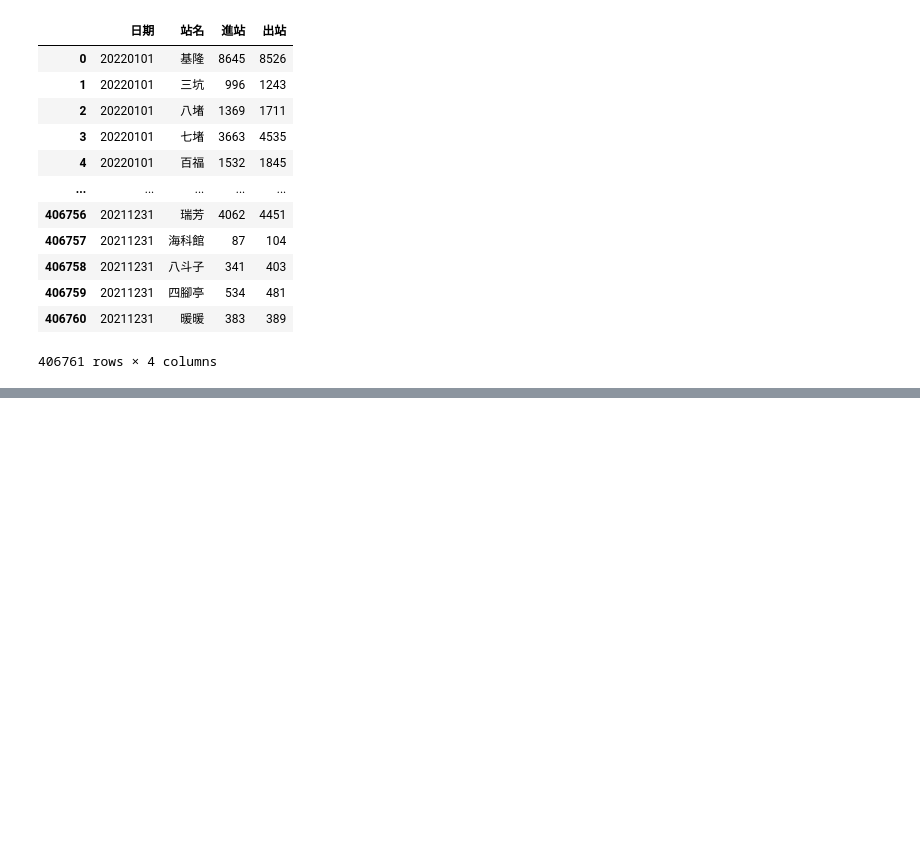
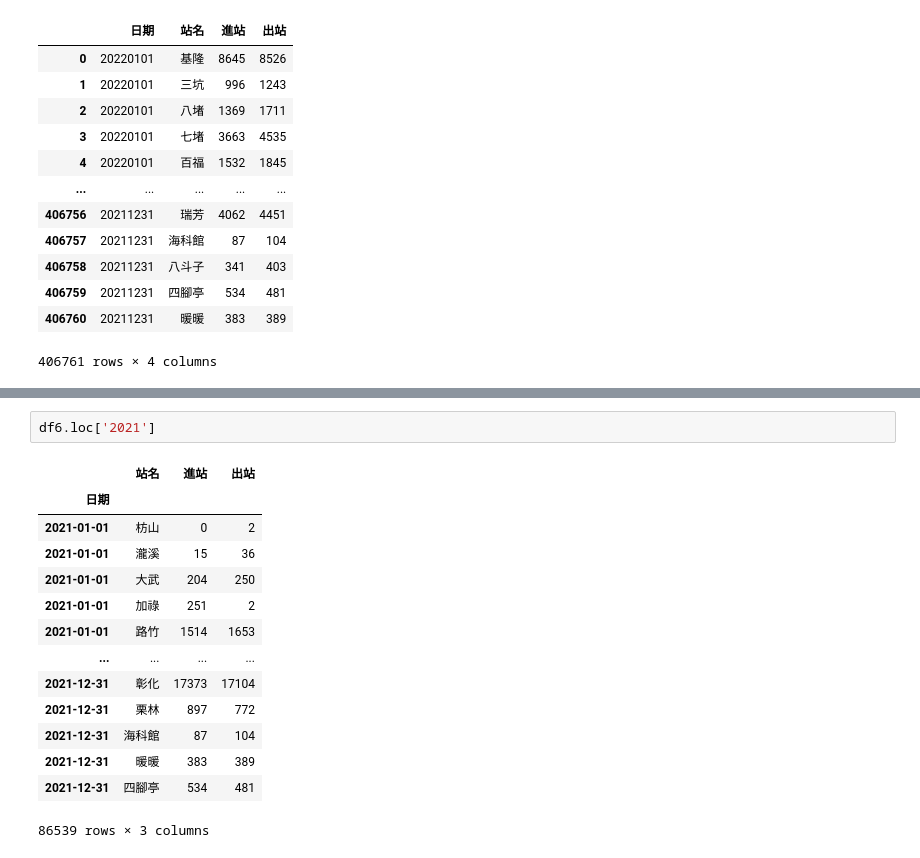
Before and after one commit to angelaleepython/__2024_01_28_Sunday, a Jupyter notebook: lesson20/lesson20_1.ipynb, the cells around one changed output, grey strips where cells are left out. Saved outputs shown, nothing was run; the diff lists cells and outputs as text; blank space fills up the shorter version.

```diff
--- a/lesson20/lesson20_1.ipynb
+++ b/lesson20/lesson20_1.ipynb
@@ -172,0 +235,17 @@ memory usage: 43.4+ MB
+# %%
+df6.loc['2021']
+# %% [output]
+|  | 站名 | 進站 | 出站 |
+| 日期 |  |  |  |
+| 2021-01-01 | 枋山 | 0 | 2 |
+| 2021-01-01 | 瀧溪 | 15 | 36 |
+| 2021-01-01 | 大武 | 204 | 250 |
+| 2021-01-01 | 加祿 | 251 | 2 |
+| 2021-01-01 | 路竹 | 1514 | 1653 |
+| ... | ... | ... | ... |
+| 2021-12-31 | 彰化 | 17373 | 17104 |
+| 2021-12-31 | 栗林 | 897 | 772 |
+| 2021-12-31 | 海科館 | 87 | 104 |
+| 2021-12-31 | 暖暖 | 383 | 389 |
+| 2021-12-31 | 四腳亭 | 534 | 481 |
+86539 rows × 3 columns
```
Also changed, not shown: parts of 3 cells of this notebook.
